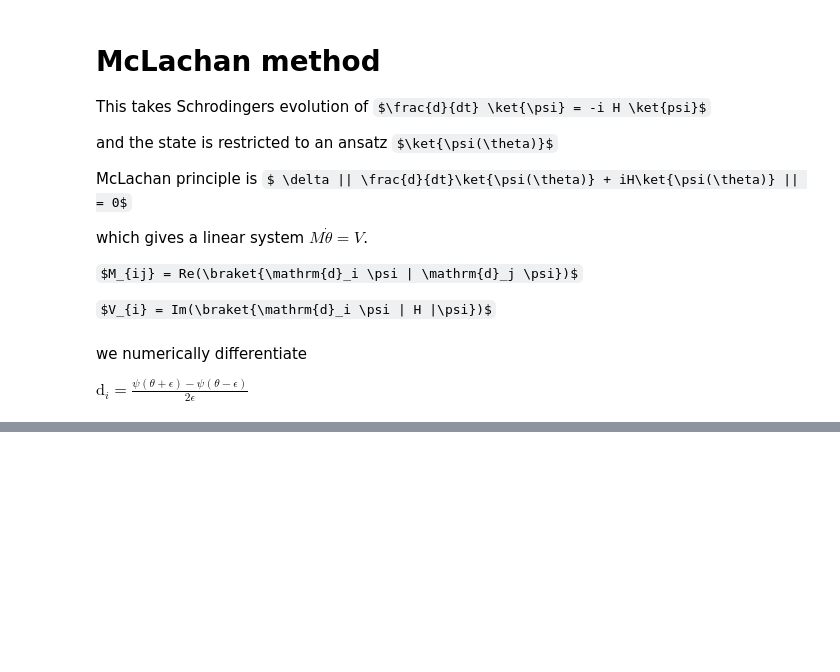
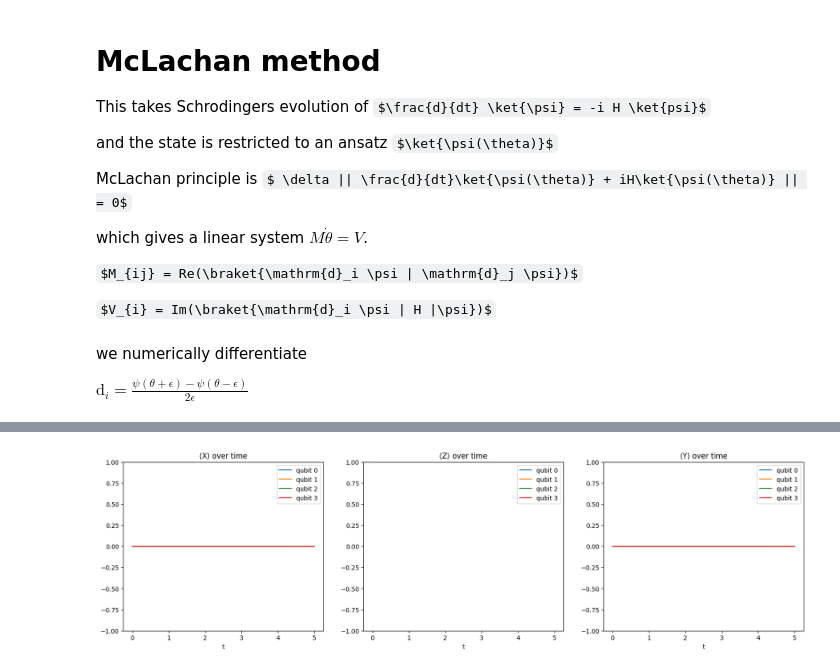
Before and after one commit to laramt04/Time-Evolution-QC-Project, a Jupyter notebook: laraMcLachlan.ipynb, the cells around one changed output, grey strips where cells are left out. Drawn from its saved outputs; the diff is of its cells as text; code cells hidden in the pictures; some formulas as TeX source; blank space fills up the shorter version.

```diff
--- a/laraMcLachlan.ipynb
+++ b/laraMcLachlan.ipynb
@@ -236,0 +242,51 @@ plt.show()
+# %%
+Jz = 2
+a  = 4
+L, initial_states = initialise(Jz, a)
+psi_target = initial_states[0].data
+H = hamiltonian1(L, Jz).to_matrix()
+
+#fit so that we get target values
+n_params = 3 * L * n_layers
+theta0 = fit_theta_to_state(psi_target, L, n_params, n_restarts=5)
+
+#parameters
+steps   = 300
+t_total = 5.0
+dt      = t_total / steps
+
+print("Running McLachlan evolution...")
+states = mclachlan_evolve(theta0, H, L, dt, steps)
+
+t_values = np.arange(len(states)) * dt   # len = steps+1 (includes t=0)
+
+# get expectation values
+X_data = measure_direction(states, L, pauli_x)
+Z_data = measure_direction(states, L, pauli_z)
+Y_data = measure_direction(states, L, pauli_y)
+
+fig, axes = plt.subplots(1, 3, figsize=(20, 5))
+
+for q in range(L):
+    axes[0].plot(t_values, X_data[q], label=f"qubit {q}")
+axes[0].set_title("⟨X⟩ over time")
+axes[0].set_xlabel("t")
+axes[0].set_ylim(-1, 1)
+axes[0].legend()
+
+for q in range(L):
+    axes[1].plot(t_values, Z_data[q], label=f"qubit {q}")
+axes[1].set_title("⟨Z⟩ over time")
+axes[1].set_xlabel("t")
+axes[1].set_ylim(-1, 1)
+axes[1].legend()
+
+for q in range(L):
+    axes[2].plot(t_values, Y_data[q], label=f"qubit {q}")
+axes[2].set_title("⟨Y⟩ over time")
+axes[2].set_xlabel("t")
+axes[2].set_ylim(-1, 1)
+axes[2].legend()
+
+plt.show()
+# %% [output]
@@ -236,0 +295 @@ plt.show()
+[figure, added]
```
Also changed, not shown: parts of 8 cells of this notebook.
